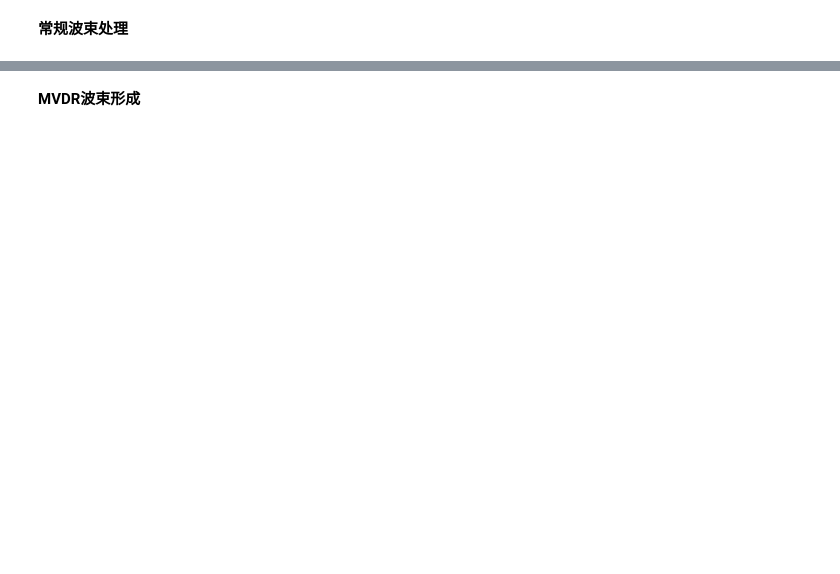
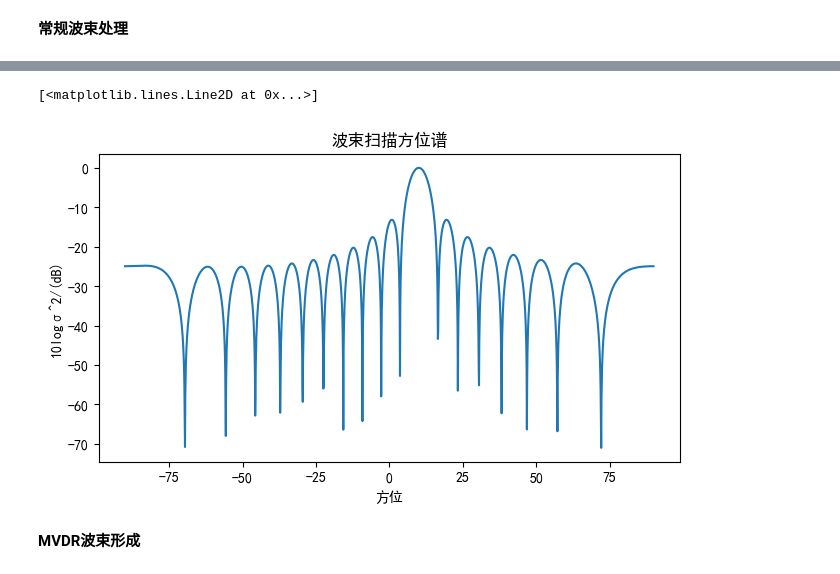
Before and after one commit to Henry-Sky/ASR-Learning, a Jupyter notebook: Exper/Exper02/exper02.ipynb, the cells around one changed output, grey strips where cells are left out. Cells and saved outputs as stored; diff of their text form; code cells hidden in the pictures; blank space fills up the shorter version.

```diff
--- a/Exper/Exper02/exper02.ipynb
+++ b/Exper/Exper02/exper02.ipynb
@@ -97,3 +42,25 @@ plt.show()
+# %%
+# 方位估计
+w1 = data.iloc[:,1801:-1]
+w1 = w1.map(eval)
+w1 = np.matrix(w1)
+
+a1 = data.iloc[:,-1]
+a1 = [eval(i) for i in a1]
+a1 = np.matrix(a1).T
+
+sigma = np.transpose(np.conj(w1)) * a1 * np.transpose(np.conj(a1)) * w1
+sigma = np.diag(sigma)
+sigma = sigma / np.max(sigma)
+
+plt.figure(figsize=(7.5,4))
+plt.xlabel('方位')
+plt.ylabel('10logσ^2/(dB)')
+plt.title('波束扫描方位谱')
+plt.plot(theta.reshape([-1,1])*180/np.pi, 10 * np.log10(sigma))
+# %% [output]
+[<matplotlib.lines.Line2D at 0x...>]
+[figure, added]
 # %% [markdown]
 **MVDR波束形成**
 # %%
```
Also changed, not shown: parts of 7 cells of this notebook, 11 other files.
